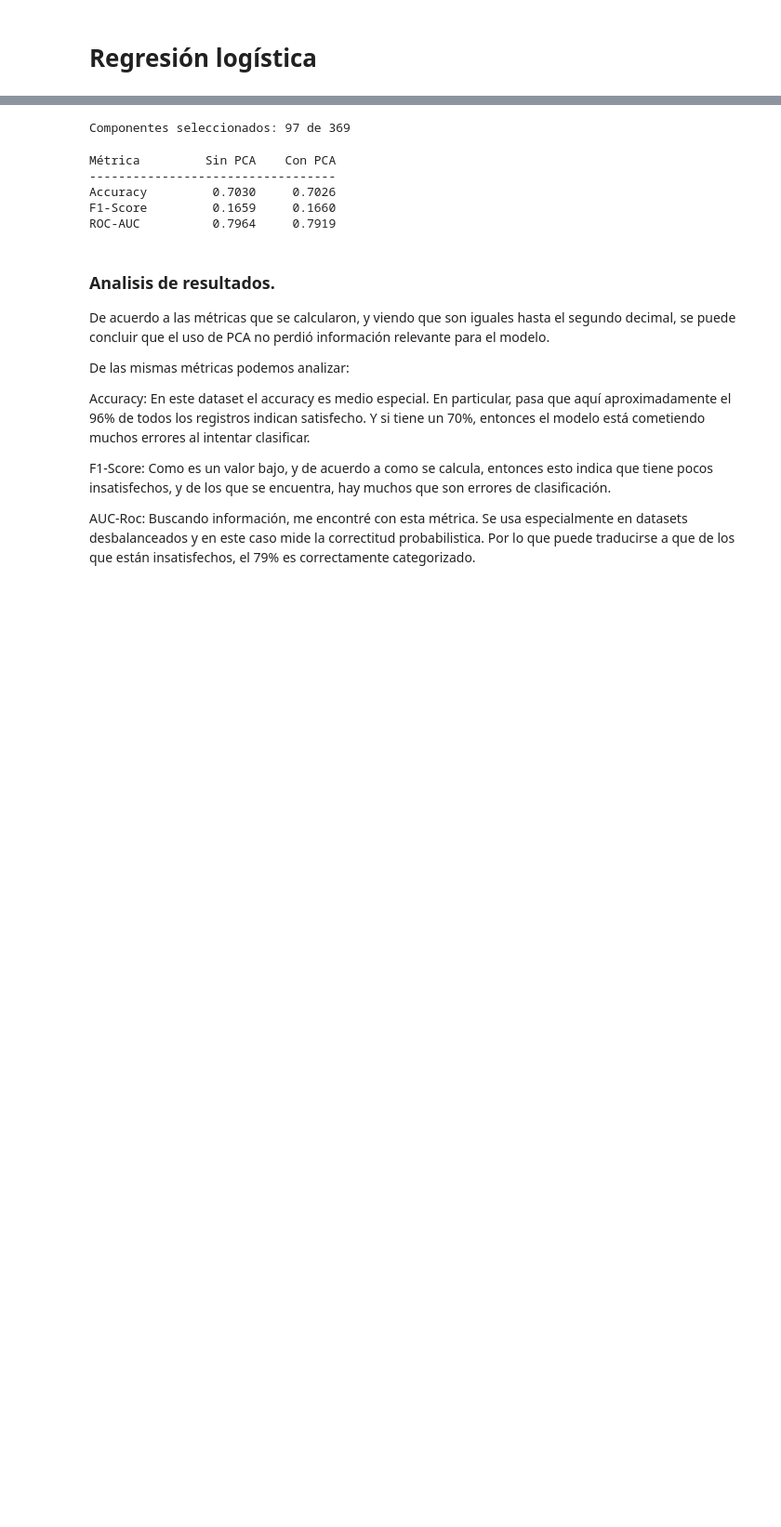
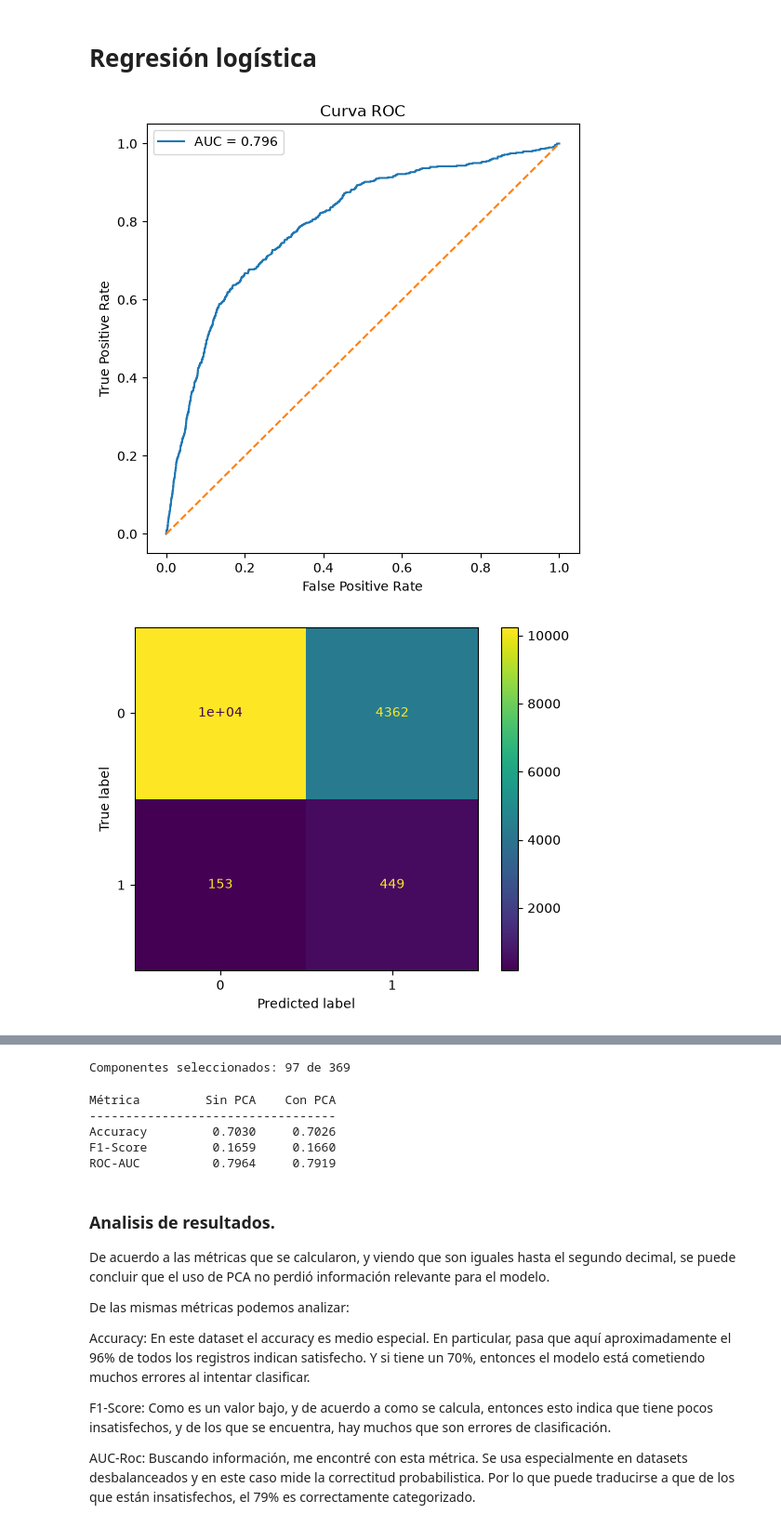
Before and after one commit to ThunderM200/proyecto-intro-IA, a Jupyter notebook: Codigo_Proyecto_Martin_Sandoval.ipynb, the cells around one changed output, grey strips where cells are left out. Shown at 93% size. Cells and saved outputs as stored; diff of their text form; code cells hidden in the pictures; blank space fills up the shorter version.

```diff
--- a/Codigo_Proyecto_Martin_Sandoval.ipynb
+++ b/Codigo_Proyecto_Martin_Sandoval.ipynb
@@ -100,38 +126,83 @@ plt.show()
 
 from sklearn.linear_model import LogisticRegression
 from sklearn.metrics import (mean_squared_error, r2_score, accuracy_score, f1_score,
-                             roc_auc_score, confusion_matrix, ConfusionMatrixDisplay)
+                             roc_auc_score, confusion_matrix, ConfusionMatrixDisplay, roc_curve)
 from sklearn.model_selection import train_test_split
 
 
 # El 42 es muy repetido. 33550336 es un numero perfecto, y por probar quizá sale algo bueno
 X_train, X_test, Y_train, Y_test = train_test_split(X, Y, test_size=0.2, random_state=33550336, stratify=Y)
 
 X_train_escalado = scaler.fit_transform(X_train)
 X_test_escalado = scaler.fit_transform(X_test)
 
 regresion_logistica = LogisticRegression(max_iter=10000, class_weight="balanced", random_state=33550336)
 regresion_logistica.fit(X_train_escalado, Y_train)
 Y_prediccion = regresion_logistica.predict(X_test_escalado)
 Y_probabilidad = regresion_logistica.predict_proba(X_test_escalado)[:, 1]
 
 accuracy_sin_pca = accuracy_score(Y_test, Y_prediccion)
 f1_sin_pca       = f1_score(Y_test, Y_prediccion)
 auc_sin_pca      = roc_auc_score(Y_test, Y_probabilidad)
+fpr, tpr, thresholds = roc_curve(Y_test, Y_probabilidad)
 
-#--------
+plt.figure(figsize=(6,6))
+
+plt.plot(fpr, tpr,
+         label=f"AUC = {auc_sin_pca:.3f}")
+
+plt.plot([0,1], [0,1], '--')
+
+plt.xlabel("False Positive Rate")
+plt.ylabel("True Positive Rate")
+plt.title("Curva ROC")
+
+plt.legend()
+
+plt.show()
+
+cm = confusion_matrix(Y_test, Y_prediccion)
+
+ConfusionMatrixDisplay(confusion_matrix=cm).plot()
+
+plt.show()
+
+# pca
 pca = PCA(n_components=0.95)
 X_train_pca = pca.fit_transform(X_train_escalado)
 X_test_pca = pca.transform(X_test_escalado)
 
 regresion_logistica_pca = LogisticRegression(max_iter=10000, class_weight="balanced", random_state=33550336)
 regresion_logistica_pca.fit(X_train_pca, Y_train)
 Y_prediccion_pca = regresion_logistica_pca.predict(X_test_pca)
 Y_probabilidad_pca = regresion_logistica_pca.predict_proba(X_test_pca)[:, 1]
 
 accuracy_con_pca = accuracy_score(Y_test, Y_prediccion_pca)
 f1_con_pca       = f1_score(Y_test, Y_prediccion_pca)
 auc_con_pca      = roc_auc_score(Y_test, Y_probabilidad_pca)
 
+plt.figure(figsize=(6,6))
+
+plt.plot(fpr, tpr,
+         label=f"AUC = {auc_con_pca:.3f}")
+
+plt.plot([0,1], [0,1], '--')
+
+plt.xlabel("False Positive Rate")
+plt.ylabel("True Positive Rate")
+plt.title("Curva ROC")
+
+plt.legend()
+
+plt.show()
+
+cm = confusion_matrix(Y_test, Y_prediccion_pca)
+
+ConfusionMatrixDisplay(confusion_matrix=cm).plot()
+
+plt.show()
+
 print(f"Componentes seleccionados: {pca.n_components_} de {X.shape[1]}")
 # %% [output]
+[figure, added]
+[figure, added]
```
Also changed, not shown: parts of 8 cells of this notebook.
